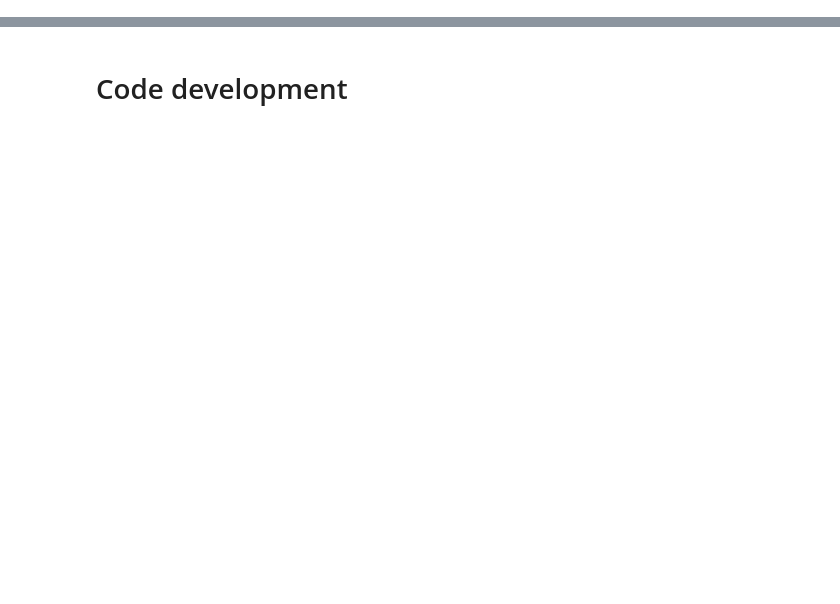
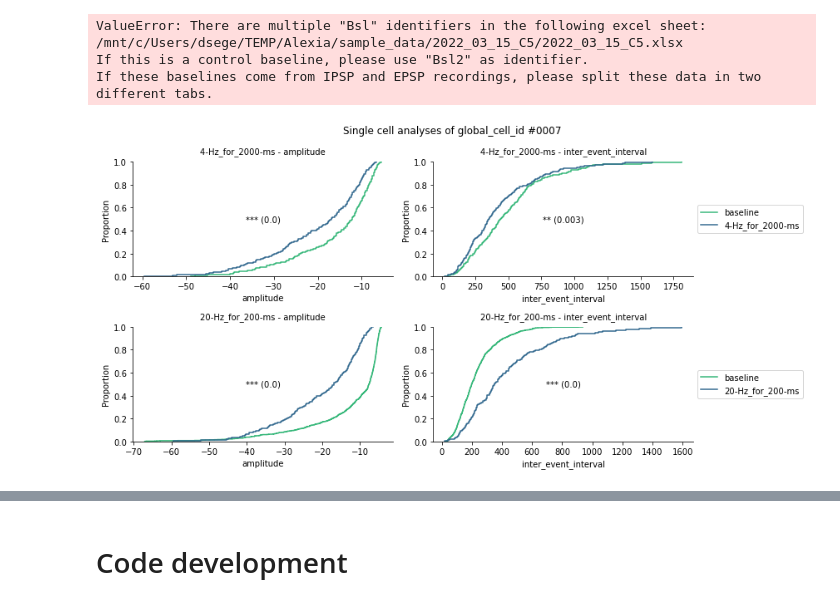
Before and after one commit to DennisDoll/DCLmeetsRETUNE, a Jupyter notebook: patch_clamp_analysis/api_playground.ipynb, the cells around one changed output, grey strips where cells are left out. Saved outputs shown, nothing was run; the diff lists cells and outputs as text; code cells hidden in the pictures; blank space fills up the shorter version.

```diff
--- a/patch_clamp_analysis/api_playground.ipynb
+++ b/patch_clamp_analysis/api_playground.ipynb
@@ -7,5 +5,6 @@ SyntaxError: invalid syntax (database.py, line 317)
 root_dir_path = Path('/mnt/c/Users/dsege/TEMP/Alexia/analysis_with_dcl_patch/')
 # %%
 api = PatchProject(root_dir = root_dir_path)
-# %%
-api.load_database()
+# %%
+path_to_all_cell_recordings = Path('/mnt/c/Users/dsege/TEMP/Alexia/sample_data/')
+api.add_all_cells_to_database(path_with_cell_recordings_as_subdirs = path_to_all_cell_recordings, overwrite=True)
@@ -12,4 +29,9 @@ api.load_database()
 # %%
-path_to_cell_recordings_dir = Path('/mnt/c/Users/dsege/TEMP/Alexia/NET-cre_vGat-flp/2021_12_09_C2/')
+path_to_cell_recordings_dir = Path('/mnt/c/Users/dsege/TEMP/Alexia/sample_data/2022_03_15_C5')
 # %%
-api.add_cell_to_database(path_to_cell_recordings_dir = path_to_cell_recordings_dir, overwrite=True)
+api.add_cell_to_database(path_to_cell_recordings_dir = path_to_cell_recordings_dir)
+# %% [output]
+ValueError: There are multiple "Bsl" identifiers in the following excel sheet:
+/mnt/c/Users/dsege/TEMP/Alexia/sample_data/2022_03_15_C5/2022_03_15_C5.xlsx
+If this is a control baseline, please use "Bsl2" as identifier.
+If these baselines come from IPSP and EPSP recordings, please split these data in two different tabs.
@@ -21,3 +38,7 @@ api.database.cell_recordings_metadata
 # %%
-api.compare_on_single_cell_level(global_cell_id = '0000')
+#analysis_type = 'CDF' or 'Boxplot' (Boxplot not working for single cell)
+#recording_type = 'EPSPs', 'IPSPs', or 'current_clamp'
+api.compare_on_single_cell_level(global_cell_id = '0007', analysis_type = 'CDF', recording_type = 'EPSPs')
+# %% [output]
+[figure, added]
 # %%
```
Also changed, not shown: parts of 31 cells of this notebook, 3 other files.
